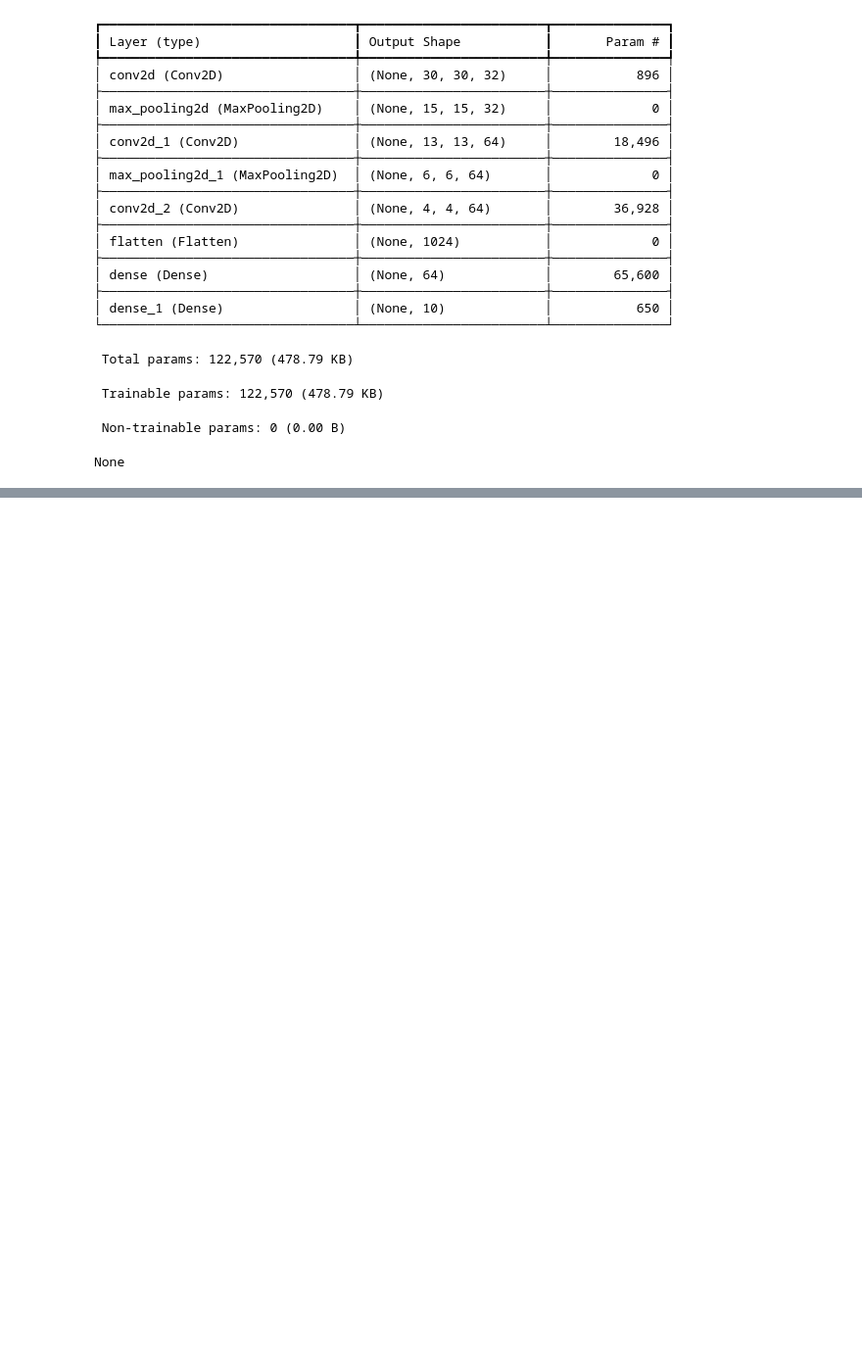
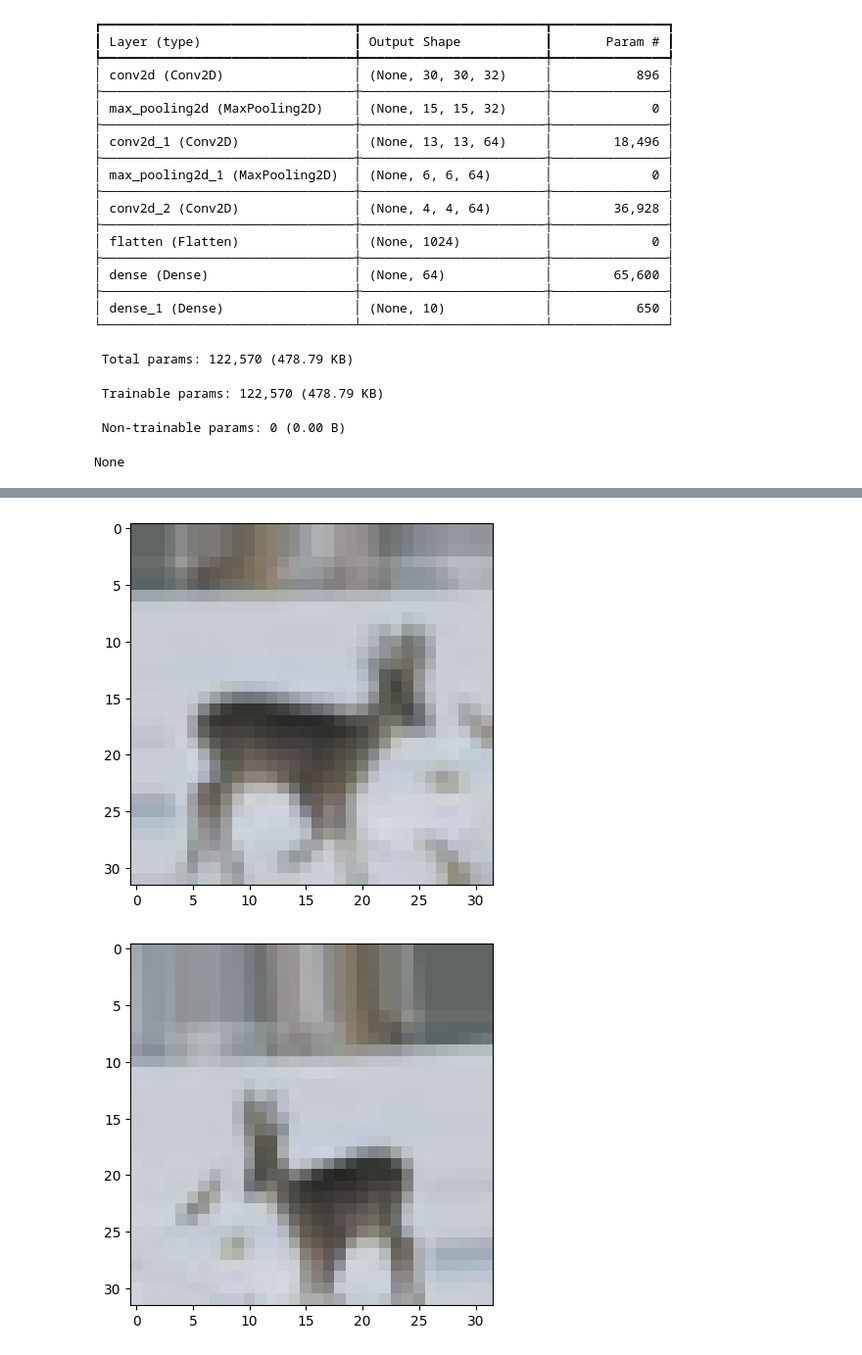
Before and after one commit to Aviraj-Roy/ML-Fundamentals-fcc.org-, a Jupyter notebook: 3_ConvolutionalNeuralNetworks/First.ipynb, the cells around one changed output, grey strips where cells are left out. Shown at 98% size. Saved outputs shown, nothing was run; the diff lists cells and outputs as text; code cells hidden in the pictures; blank space fills up the shorter version.

```diff
--- a/3_ConvolutionalNeuralNetworks/First.ipynb
+++ b/3_ConvolutionalNeuralNetworks/First.ipynb
@@ -154 +154,35 @@ print('Test Accuracy:- ',int(test_acc*100), '%')
 Test Accuracy:-  70 %
+# %%
+#Data Augmentation
+from tensorflow.keras.preprocessing import image
+from tensorflow.keras.preprocessing.image import ImageDataGenerator
+
+#creates a data generator object that transforms images
+datagen = ImageDataGenerator(
+    rotation_range = 40,
+    width_shift_range = 0.2,
+    height_shift_range = 0.2,
+    shear_range = 0.2,
+    zoom_range = 0.2,
+    horizontal_flip=True,
+    fill_mode='nearest'
+)
+
+#pick an image to transform
+test_img = train_images[20]
+img = image.img_to_array(test_img) # convert image to numpy array
+img = img.reshape((1,) + img.shape) # reshape image
+
+i=0
+
+for batch in datagen.flow(img, save_prefix='test', save_format='jpeg'): # Loop runs forever until we break, saving images to current directory
+    plt.figure(i)
+    plot = plt.imshow(image.img_to_array(batch[0]))
+    i += 1
+    if i > 4: # show 4 images
+        break
+
+plt.show()
+# %% [output]
+[figure, added]
+[figure, added]
```
Also changed, not shown: parts of 3 cells of this notebook, 3 other files.
